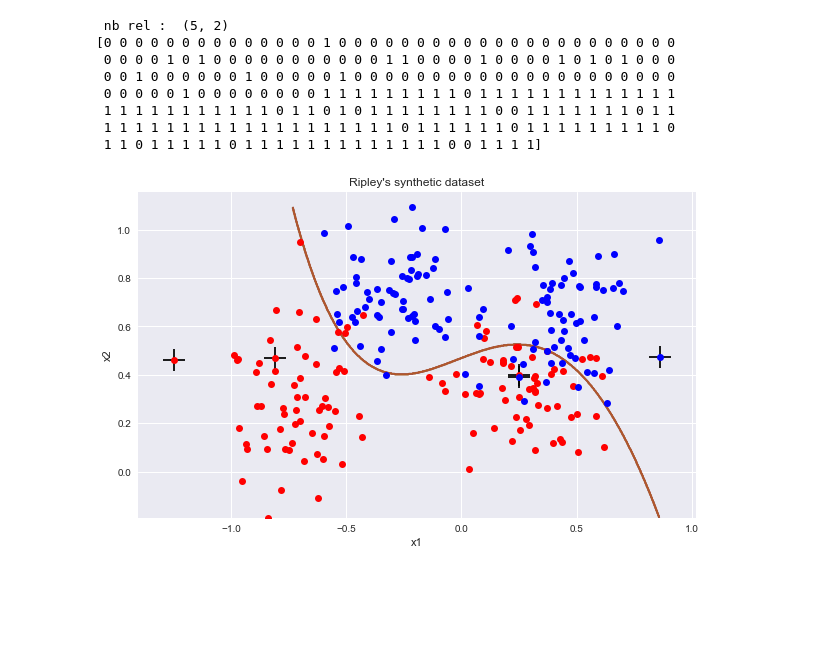
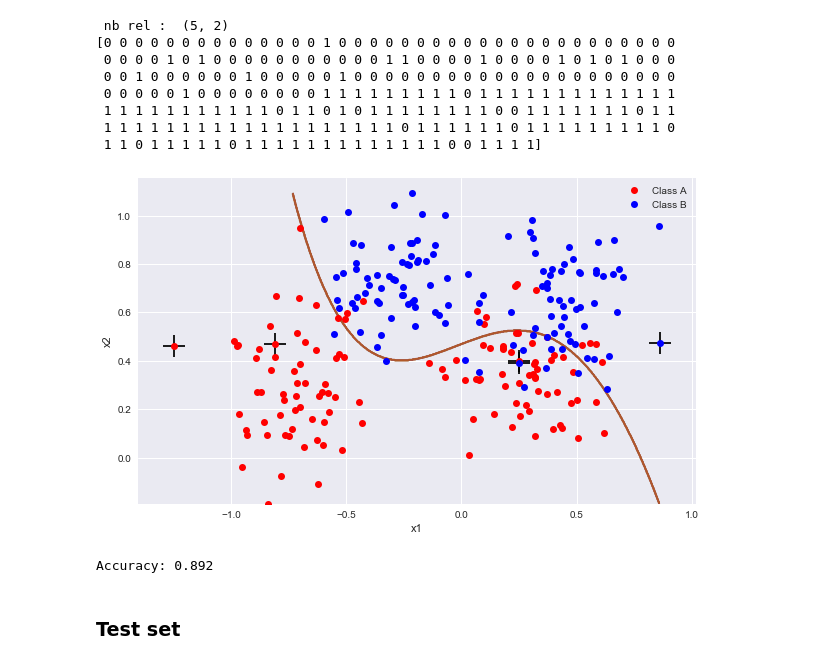
Before and after one commit to PPSantos/DD2434_proj, a Jupyter notebook: src/classification.ipynb, the cells around one changed output. Saved outputs shown, nothing was run; the diff lists cells and outputs as text; code cells hidden in the pictures; blank space fills up the shorter version.

Commit message:
classification accuracy

```diff
--- a/src/classification.ipynb
+++ b/src/classification.ipynb
@@ -32,6 +32,12 @@ data = np.loadtxt(open("datasets/ripley.csv", "rb"))
 X = data[:, :2]
 T = data[:, 2]
 
+
+'''# Take only 100 random points
+random_indexes = random.sample(range(X.shape[0]), 100)
+X = X[random_indexes, :]
+T = T[random_indexes]'''
+
 classA_indexes = np.argwhere(T == 0)
 classB_indexes = np.argwhere(T == 1)
 # %%
@@ -68,32 +74,40 @@ A Jupyter Widget
 # %%
 '''classA_pred = np.argwhere(pred == 0)
 classB_pred = np.argwhere(pred == 1)'''
 
 h = 0.002  # step size in the mesh
 # create a mesh to plot in
 x_min, x_max = X[:, 0].min(), X[:, 0].max()
 y_min, y_max = X[:, 1].min(), X[:, 1].max()
 xx, yy = np.meshgrid(np.arange(x_min, x_max, h),
                      np.arange(y_min, y_max, h))
 
 
 # Plot the decision boundary. For that, we will assign a color to each
 # point in the mesh [x_min, m_max]x[y_min, y_max].
 Z = rvc.predict(np.c_[xx.ravel(), yy.ravel()])
 
 # Put the result into a color plot
 Z = Z.reshape(xx.shape)
 
 fig = plt.figure(figsize=(10, 6))
 sns.set(style="darkgrid")
-plt.plot(X[classA_indexes, 0], X[classA_indexes, 1], 'ro')
-plt.plot(X[classB_indexes, 0], X[classB_indexes, 1], 'bo')
+plt.plot(X[classA_indexes, 0], X[classA_indexes, 1], 'ro', label='Class A')
+plt.plot(X[classB_indexes, 0], X[classB_indexes, 1], 'bo', label='Class B')
 plt.scatter(relevance_vect[:,0], relevance_vect[:,1], c='black', marker='+', s=500)
 #plt.plot(relevance_vect[:,0], relevance_vect[:,1], 'go')
 plt.contour(xx, yy, Z, cmap=plt.cm.Paired)
-plt.title('Ripley\'s synthetic dataset')
+#plt.title('Ripley\'s synthetic train dataset')
 plt.xlabel("x1")
 plt.ylabel("x2")
+plt.legend()
 plt.show()
+
+fig.savefig('img/rvm_classification.pdf')
+
+print('Accuracy:', accuracy_score(T, pred))
 # %% [output]
-[figure, old version]
+[figure, new version]
+Accuracy: 0.892
+# %% [markdown]
+### Test set
```
Also changed, not shown: parts of 10 cells of this notebook.
